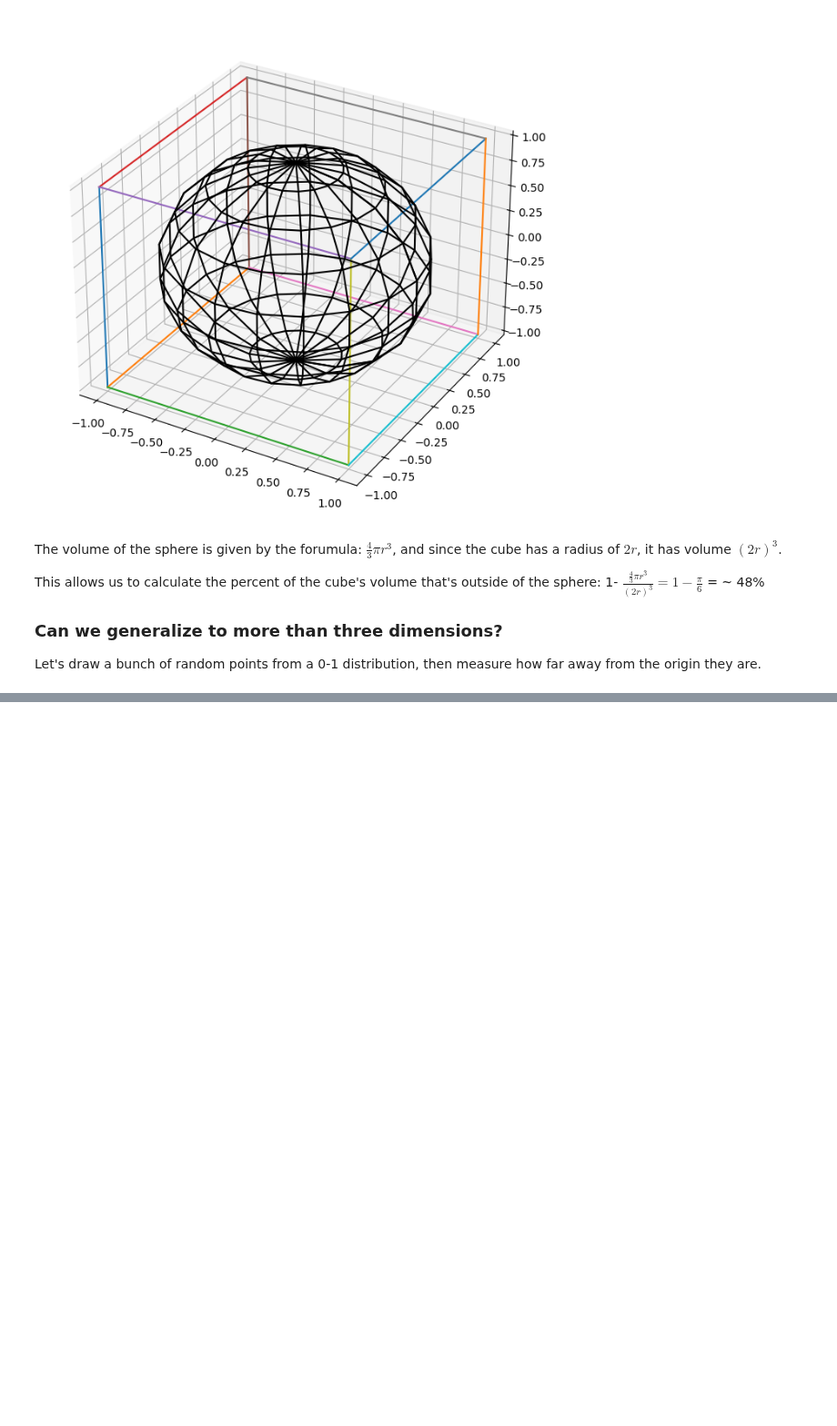
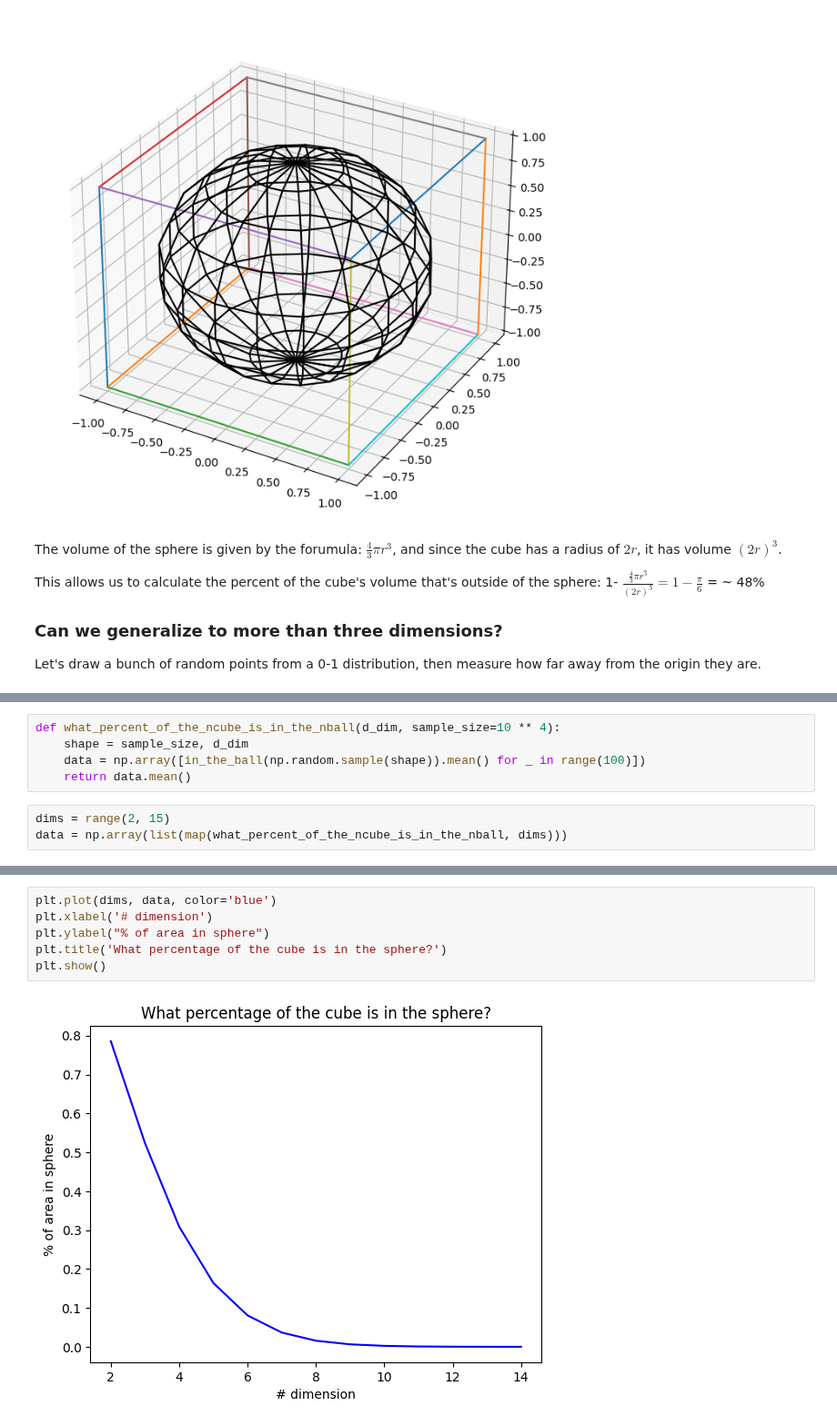
Before and after one commit to Mark-Barbaric/IBM_Machine_Learning_Certificate, a Jupyter notebook: Unsupervised_Machine_Learning/week2/curse_of_dimensionality.ipynb, the cells around one changed output, grey strips where cells are left out. Shown at 91% size. Cells and saved outputs as stored; diff of their text form; blank space fills up the shorter version.

```diff
--- a/Unsupervised_Machine_Learning/week2/curse_of_dimensionality.ipynb
+++ b/Unsupervised_Machine_Learning/week2/curse_of_dimensionality.ipynb
@@ -121,0 +132,8 @@ Norm = 0.82; is in circle? True
+# %%
+def what_percent_of_the_ncube_is_in_the_nball(d_dim, sample_size=10 ** 4):
+    shape = sample_size, d_dim
+    data = np.array([in_the_ball(np.random.sample(shape)).mean() for _ in range(100)])
+    return data.mean()
+# %%
+dims = range(2, 15)
+data = np.array(list(map(what_percent_of_the_ncube_is_in_the_nball, dims)))
@@ -121,0 +157,8 @@ Norm = 0.82; is in circle? True
+# %%
+plt.plot(dims, data, color='blue')
+plt.xlabel('# dimension')
+plt.ylabel("% of area in sphere")
+plt.title('What percentage of the cube is in the sphere?')
+plt.show()
+# %% [output]
+[figure, added]
```
Also changed, not shown: parts of 25 cells of this notebook, 1 other file.
